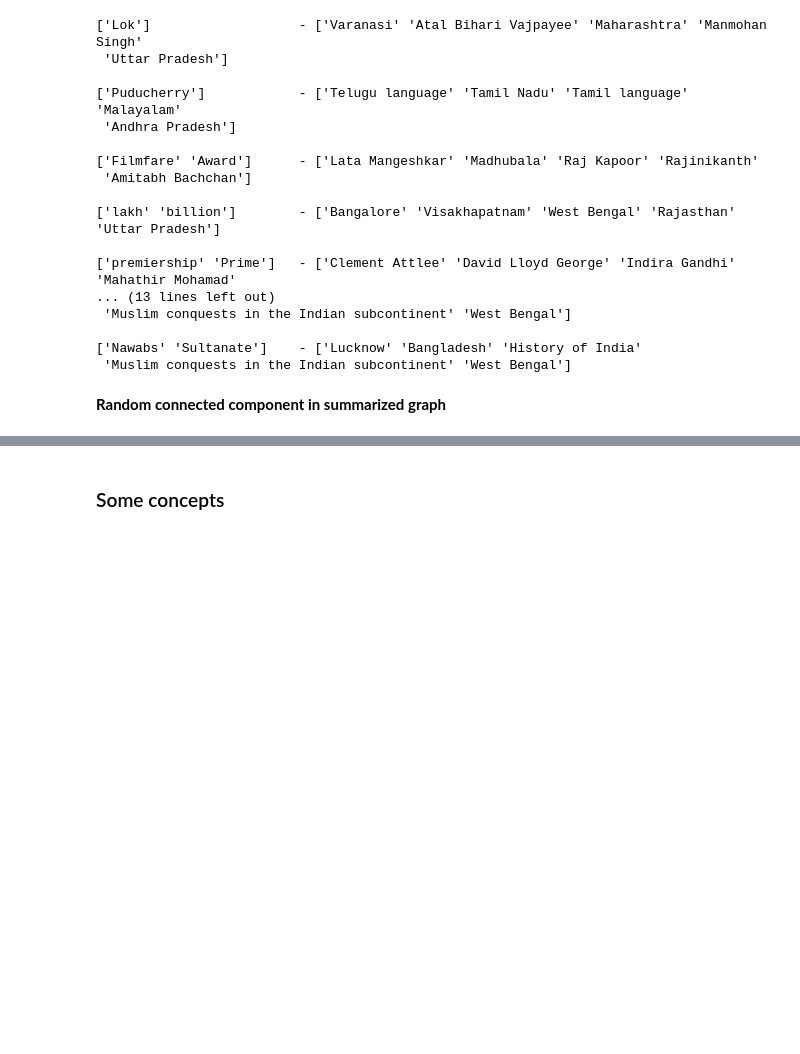
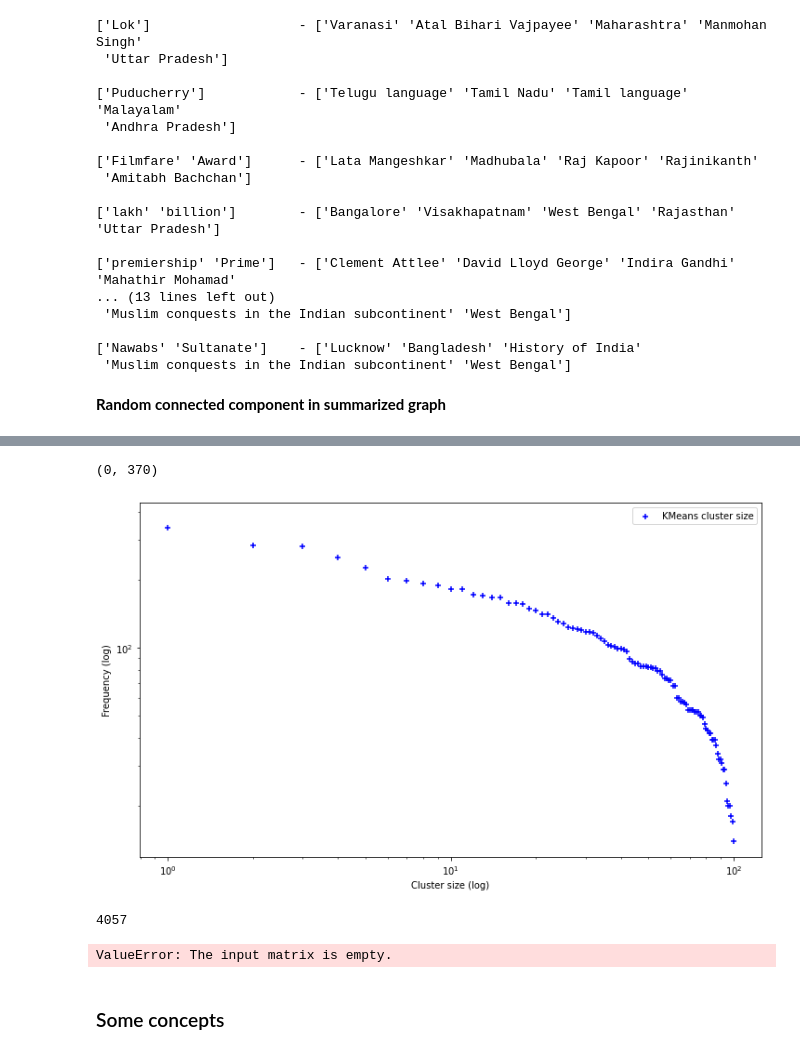
Before and after one commit to Co-MEG/CoMEG, a Jupyter notebook: notebooks/2_unexpected_concepts_wikivitals.ipynb, the cells around one changed output, grey strips where cells are left out. Saved outputs shown, nothing was run; the diff lists cells and outputs as text; code cells hidden in the pictures; blank space fills up the shorter version.

Commit message:
GNN + KMeans

```diff
--- a/notebooks/2_unexpected_concepts_wikivitals.ipynb
+++ b/notebooks/2_unexpected_concepts_wikivitals.ipynb
@@ -327,8 +329,8 @@ with open("result/result.bin", "wb") as output:
     pickle.dump(result, output)
 # %%
 # Load result
-#with open("result/result.bin", "rb") as data:
-#    myList = pickle.load(data)
+with open("result/result.bin", "rb") as data:
+    result = pickle.load(data)
 # %% [markdown]
 ### Results
 # %%
@@ -538,0 +551,14 @@ Number of concepts related to connected component: 2
+# %%
+# Features
+features = filt_biadjacency
+
+hidden_dim = 32
+n_labels = len(np.unique(labels))
+
+# GNN classifier
+gnn = GNNClassifier(dims=[hidden_dim, n_labels],
+                    layers='GCNConv',
+                    activations=['Relu', 'Softmax'],
+                    verbose=True)
+
+gnn.fit(adjacency, features, labels, train_size=0.8, val_size=0.1, test_size=0.1, n_epochs=50)
@@ -539,3 +580,29 @@ Number of concepts related to connected component: 2
+# %%
+# KMeans on GNN node embedding
+gnn_embedding = gnn.conv2.update
+
+kmeans = KMeans(n_clusters=101) # k = number of connected components in summarized graph
+kmeans_labels = kmeans.fit_transform(adjacency)
+# %%
+# Biggest KMeans cluster
+sorted(Counter(kmeans_labels).items(), key=lambda x: x[1], reverse=True)[0]
+# %% [output]
+(0, 370)
+# %%
+fig, ax = plt.subplots(1, 1, figsize=(12, 7))
+plot_distrib([x for x in kmeans_labels], ax=ax, log=True, label='KMeans cluster size', xlabel='Cluster size')
+# %% [output]
+[figure, added]
+# %%
+np.random.choice(len(kmeans_labels))
+# %% [output]
+4057
+# %%
+idx_cluster = np.random.choice(101)
+kmeans_mask = kmeans_labels == idx_cluster
+SVG(svg_graph(adjacency[kmeans_mask, :][:, kmeans_mask], width=500, height=500, names=names[kmeans_mask]))
+# %% [output]
+ValueError: The input matrix is empty.
 # %% [markdown]
 ### Some concepts
 # %%
```
Also changed, not shown: parts of 6 cells of this notebook.
